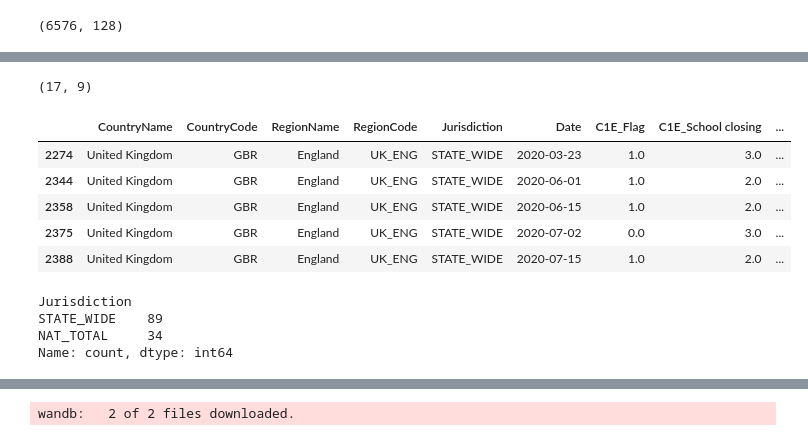
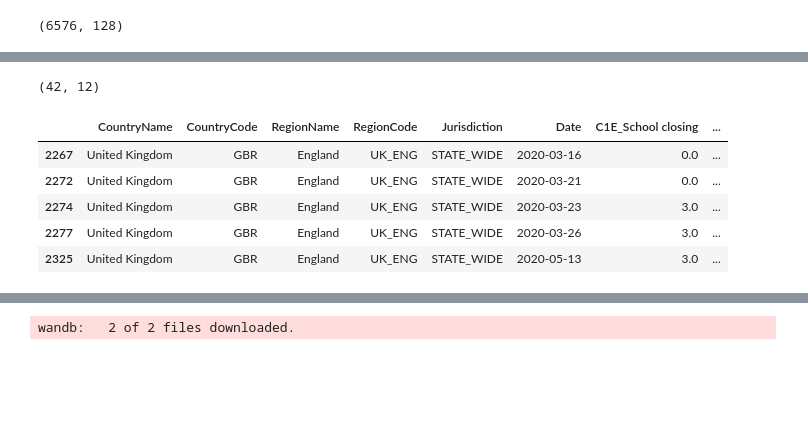
Before and after one commit to danyoungday/neuro-san-prana, a Jupyter notebook: data/edav.ipynb, the cells around one changed output, grey strips where cells are left out. Drawn from its saved outputs; the diff is of its cells as text; code cells hidden in the pictures; blank space fills up the shorter version.

```diff
--- a/data/edav.ipynb
+++ b/data/edav.ipynb
@@ -256,3 +303,0 @@ print(df["Jurisdiction"].unique())
-# %%
-for col in df.columns:
-    print(col)
@@ -277,26 +304,31 @@ EconomicSupportIndex
 # %%
-c1_cols = ["C1E_School closing", "C1_Notes"]
-index_cols = ["CountryName", "CountryCode", "RegionName", "RegionCode", "Jurisdiction", "Date", "C1E_Flag"]
-c1 = df[index_cols + c1_cols]
-c1 = c1[c1["RegionName"] == "England"]
-# c1 = c1[c1["CountryName"] == "United Kingdom"]
-c1 = c1.dropna(subset=c1_cols)
-c1["Date"] = pd.to_datetime(c1["Date"], format="%Y%m%d")
-c1 = c1.sort_values(by=["Date"])
-print(c1.shape)
-c1.head()
+def create_dataset_from_raw(df: pd.DataFrame, policy_cols: list[str], location_filter: dict[str, str]) -> pd.DataFrame:
+    """
+    Create a dataset from raw OxCGRT data.
+    Only keep rows with at least one note.
+    """
+    notes_cols = [policy[:2] + "_Notes" for policy in policy_cols]
+    flag_cols = [policy.split("_")[0] + "_Flag" for policy in policy_cols]
+    index_cols = ["CountryName", "CountryCode", "RegionName", "RegionCode", "Jurisdiction", "Date"]
+
+    dataset = df[index_cols + policy_cols + notes_cols + flag_cols].copy()
+    dataset = dataset.dropna(subset=notes_cols, how="all")
+    for col, val in location_filter.items():
+        dataset = dataset[dataset[col] == val]
+    dataset["Date"] = pd.to_datetime(dataset["Date"], format="%Y%m%d")
+    dataset = dataset.sort_values(by=["Date"])
+    return dataset
+
+dataset = create_dataset_from_raw(df,
+                                  ["C1E_School closing", "C2E_Workplace closing"],
+                                  {"RegionName": "England"})
+print(dataset.shape)
+dataset.head()
 # %% [output]
-(17, 9)
+(42, 12)
-|  | CountryName | CountryCode | RegionName | RegionCode | Jurisdiction | Date | C1E_Flag | C1E_School closing | ... |
-| 2274 | United Kingdom | GBR | England | UK_ENG | STATE_WIDE | 2020-03-23 | 1.0 | 3.0 | ... |
-| 2344 | United Kingdom | GBR | England | UK_ENG | STATE_WIDE | 2020-06-01 | 1.0 | 2.0 | ... |
-| 2358 | United Kingdom | GBR | England | UK_ENG | STATE_WIDE | 2020-06-15 | 1.0 | 2.0 | ... |
-| 2375 | United Kingdom | GBR | England | UK_ENG | STATE_WIDE | 2020-07-02 | 0.0 | 3.0 | ... |
-| 2388 | United Kingdom | GBR | England | UK_ENG | STATE_WIDE | 2020-07-15 | 1.0 | 2.0 | ... |
+|  | CountryName | CountryCode | RegionName | RegionCode | Jurisdiction | Date | C1E_School closing | ... |
+| 2267 | United Kingdom | GBR | England | UK_ENG | STATE_WIDE | 2020-03-16 | 0.0 | ... |
+| 2272 | United Kingdom | GBR | England | UK_ENG | STATE_WIDE | 2020-03-21 | 0.0 | ... |
+| 2274 | United Kingdom | GBR | England | UK_ENG | STATE_WIDE | 2020-03-23 | 3.0 | ... |
+| 2277 | United Kingdom | GBR | England | UK_ENG | STATE_WIDE | 2020-03-26 | 3.0 | ... |
+| 2325 | United Kingdom | GBR | England | UK_ENG | STATE_WIDE | 2020-05-13 | 3.0 | ... |
-# %%
-c1["Jurisdiction"].value_counts()
-# %% [output]
-Jurisdiction
-STATE_WIDE    89
-NAT_TOTAL     34
-Name: count, dtype: int64
```
Also changed, not shown: parts of 9 cells of this notebook, 14 other files.
